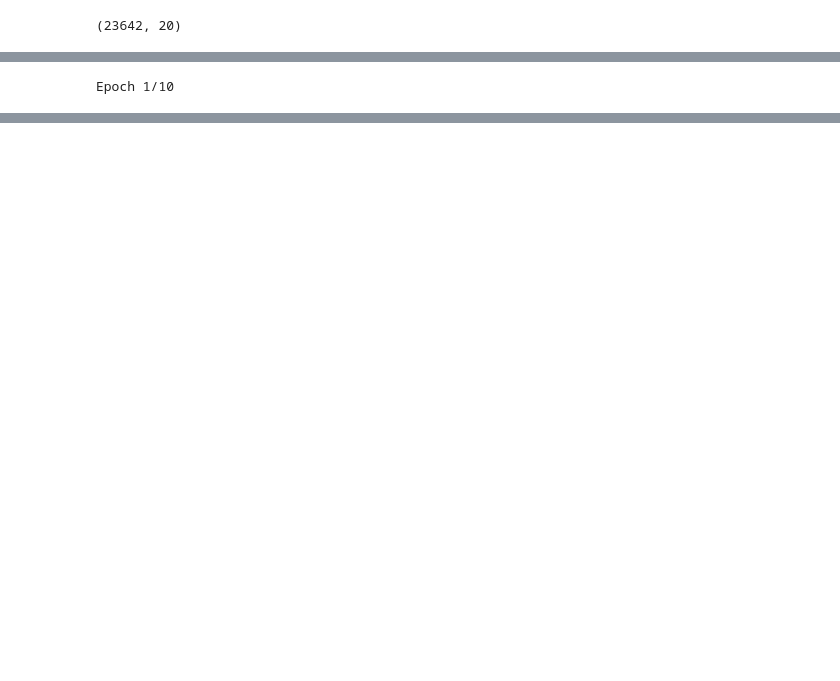
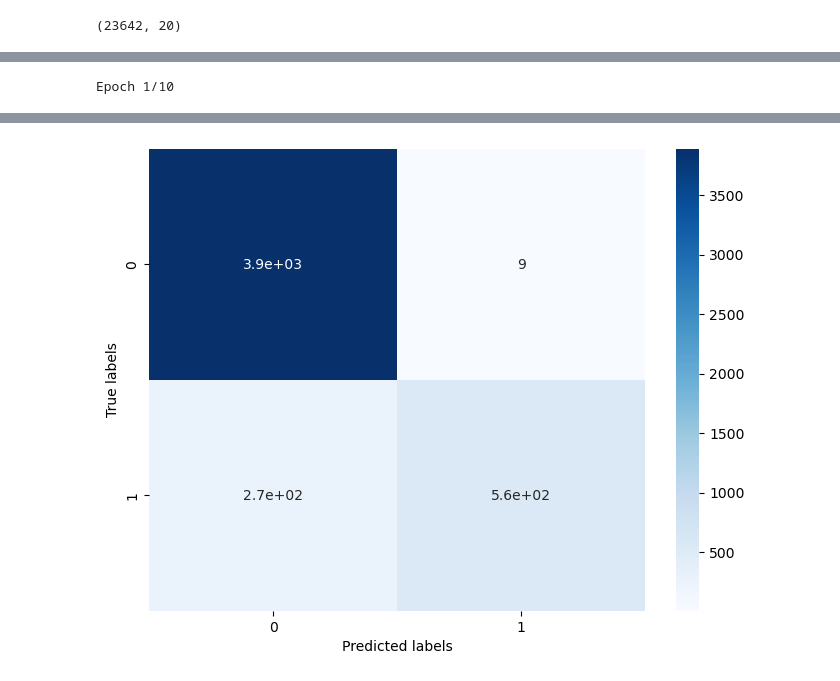
Before and after one commit to pratikjadhav2726/Group7-CECS550, a Jupyter notebook: Feature Engineering/Feature_Ranking.ipynb, the cells around one changed output, grey strips where cells are left out. Cells and saved outputs as stored; diff of their text form; code cells hidden in the pictures; blank space fills up the shorter version.

```diff
--- a/Feature Engineering/Feature_Ranking.ipynb
+++ b/Feature Engineering/Feature_Ranking.ipynb
@@ -285,12 +316,10 @@ model.add(Dense(1, activation='sigmoid'))
 model.compile(loss='binary_crossentropy', optimizer='adam', metrics=['accuracy'])
 model.fit(X_train, y_train, epochs=10, batch_size=32, validation_data=(X_val, y_val))
 
-# Evaluate the model
-_, accuracy = model.evaluate(X_test, y_test)
-print(f"Accuracy: {accuracy}")
-y_prob = model.predict(X_test)
-auc = roc_auc_score(y_test, y_prob)
 
-print("AUC:", auc)
+y_pred = model.predict(X_test)
+y_pred = [1 if x > 0.5 else 0 for x in y_pred]
+%run '../Models/performance.ipynb'
+performance_scores(y_pred,y_test)
 # %% [output]
 Epoch 1/10
@@ -314,0 +344 @@ AUC: 0.9834038128720396
+[figure, added]
```
Also changed, not shown: parts of 14 cells of this notebook, 10 other files.
